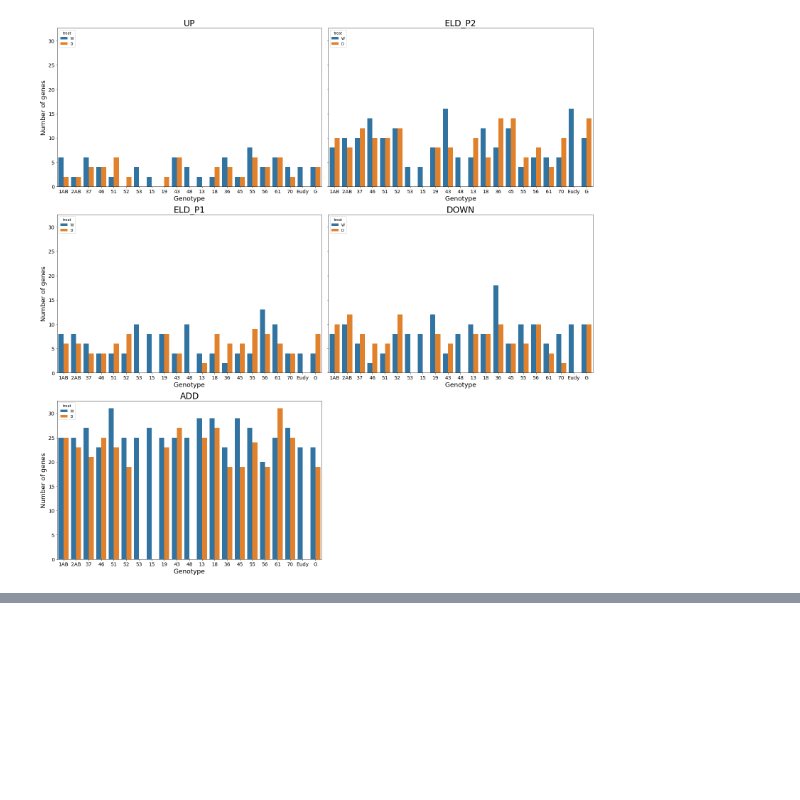
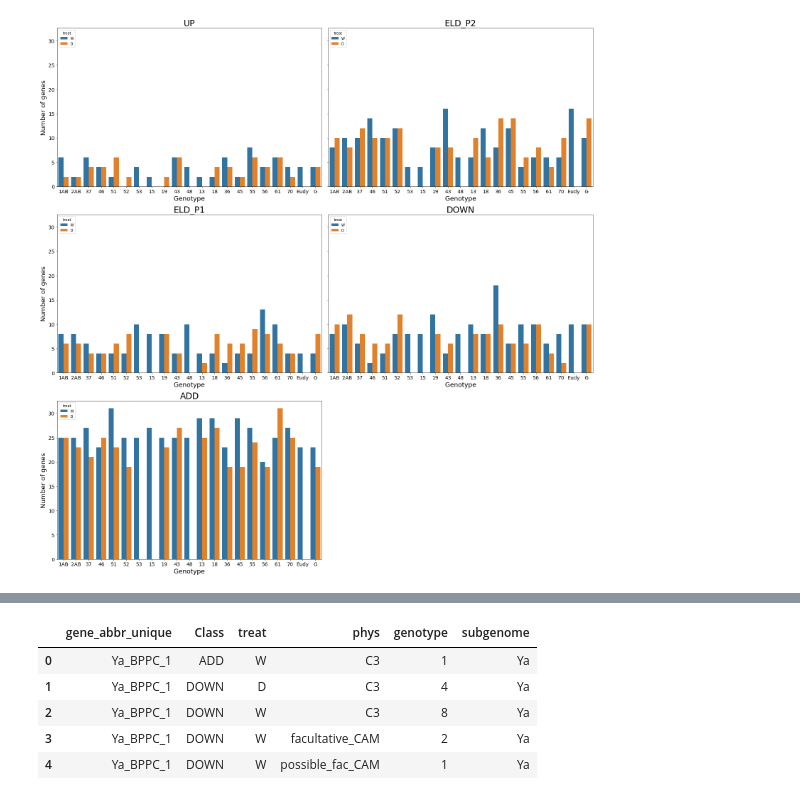
Before and after one commit to achpardo/yucca-genomics, a Jupyter notebook: differential_expression/expression_partitioning_downstream/hybridexpress_top30pct_partitioning_results.ipynb, the cells around one changed output, grey strips where cells are left out. Saved outputs shown, nothing was run; the diff lists cells and outputs as text; code cells hidden in the pictures; blank space fills up the shorter version.

```diff
--- a/differential_expression/expression_partitioning_downstream/hybridexpress_top30pct_partitioning_results.ipynb
+++ b/differential_expression/expression_partitioning_downstream/hybridexpress_top30pct_partitioning_results.ipynb
@@ -396,0 +421,11 @@ plt.savefig("./top30pct_figures/top30_ncamgenes_gttreat_class.svg",dpi=200,bbox_
+# %%
+# add subgenome column
+cam_class_sum["subgenome"] = cam_class_sum["gene_abbr_unique"].str.split("_").str[0]
+cam_class_sum.head()
+# %% [output]
+|  | gene_abbr_unique | Class | treat | phys | genotype | subgenome |
+| 0 | Ya_BPPC_1 | ADD | W | C3 | 1 | Ya |
+| 1 | Ya_BPPC_1 | DOWN | D | C3 | 4 | Ya |
+| 2 | Ya_BPPC_1 | DOWN | W | C3 | 8 | Ya |
+| 3 | Ya_BPPC_1 | DOWN | W | facultative_CAM | 2 | Ya |
+| 4 | Ya_BPPC_1 | DOWN | W | possible_fac_CAM | 1 | Ya |
```
Also changed, not shown: parts of 30 cells of this notebook.
